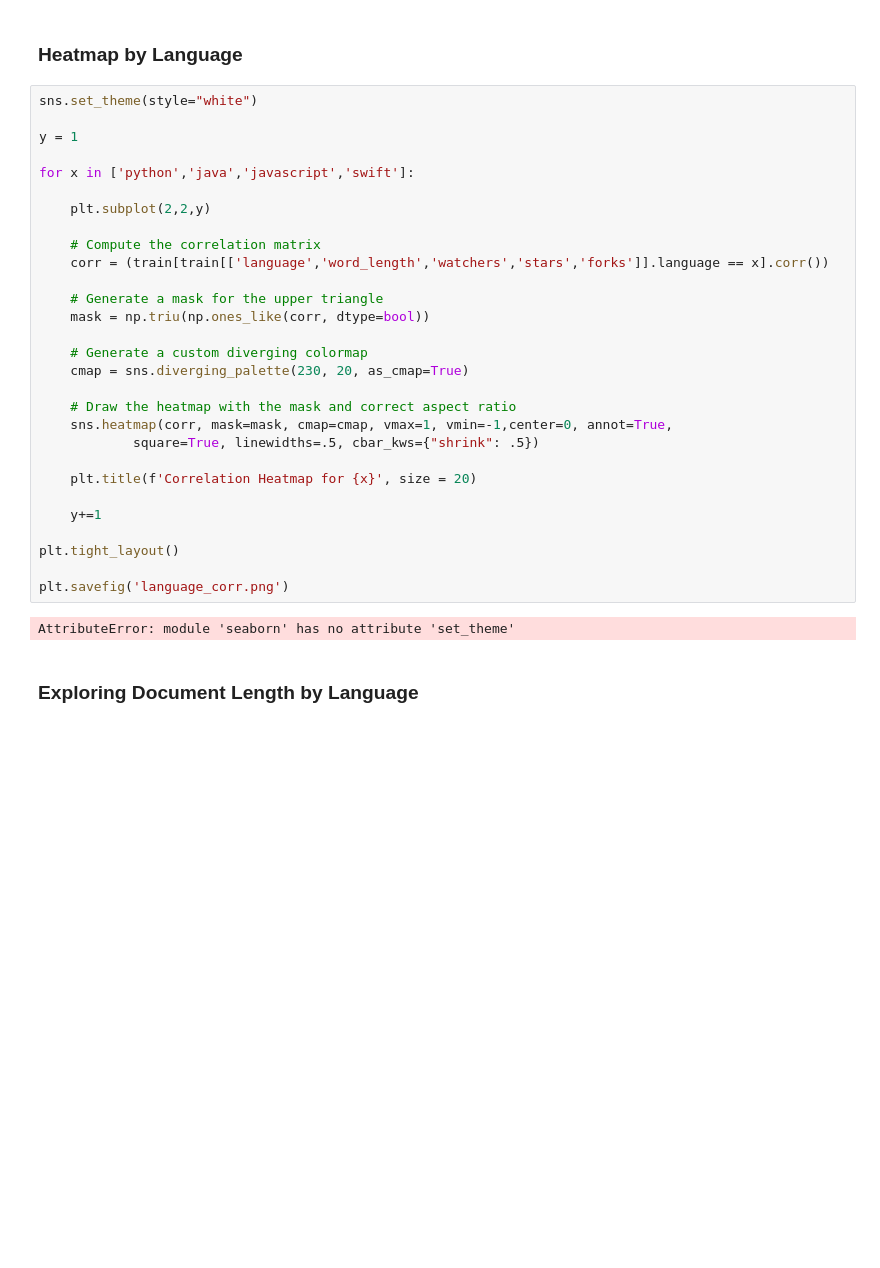
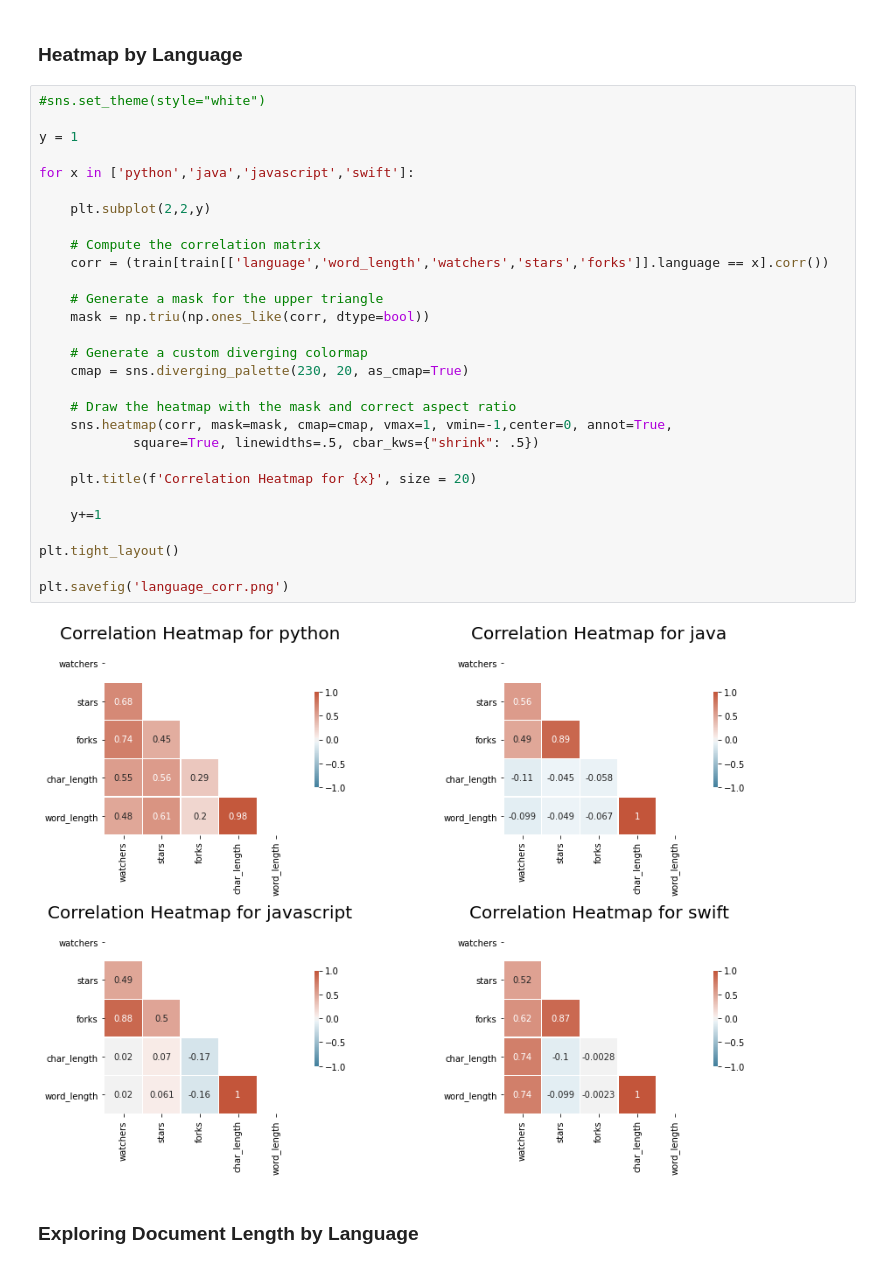
Before and after one commit to Codeup-B-Squared/NLP-Analysis, a Jupyter notebook: Data_Analysis.ipynb, the cells around one changed output. Saved outputs shown, nothing was run; the diff lists cells and outputs as text; blank space fills up the shorter version.

```diff
--- a/Data_Analysis.ipynb
+++ b/Data_Analysis.ipynb
@@ -433,36 +436,36 @@ Text(0.5, 1.0, 'Correlation Heatmap for All Observations')
 # %% [markdown]
 ### Heatmap by Language
 # %%
-sns.set_theme(style="white")
+#sns.set_theme(style="white")
 
 y = 1
 
 for x in ['python','java','javascript','swift']:
 
     plt.subplot(2,2,y)
 
     # Compute the correlation matrix
     corr = (train[train[['language','word_length','watchers','stars','forks']].language == x].corr())
 
     # Generate a mask for the upper triangle
     mask = np.triu(np.ones_like(corr, dtype=bool))
 
     # Generate a custom diverging colormap
     cmap = sns.diverging_palette(230, 20, as_cmap=True)
 
     # Draw the heatmap with the mask and correct aspect ratio
     sns.heatmap(corr, mask=mask, cmap=cmap, vmax=1, vmin=-1,center=0, annot=True,
             square=True, linewidths=.5, cbar_kws={"shrink": .5})
 
     plt.title(f'Correlation Heatmap for {x}', size = 20)
 
     y+=1
 
 plt.tight_layout()
 
 plt.savefig('language_corr.png')
 # %% [output]
-AttributeError: module 'seaborn' has no attribute 'set_theme'
+[figure, added]
 # %% [markdown]
 ### Exploring Document Length by Language
 # %%
```
Also changed, not shown: parts of 25 cells of this notebook.
